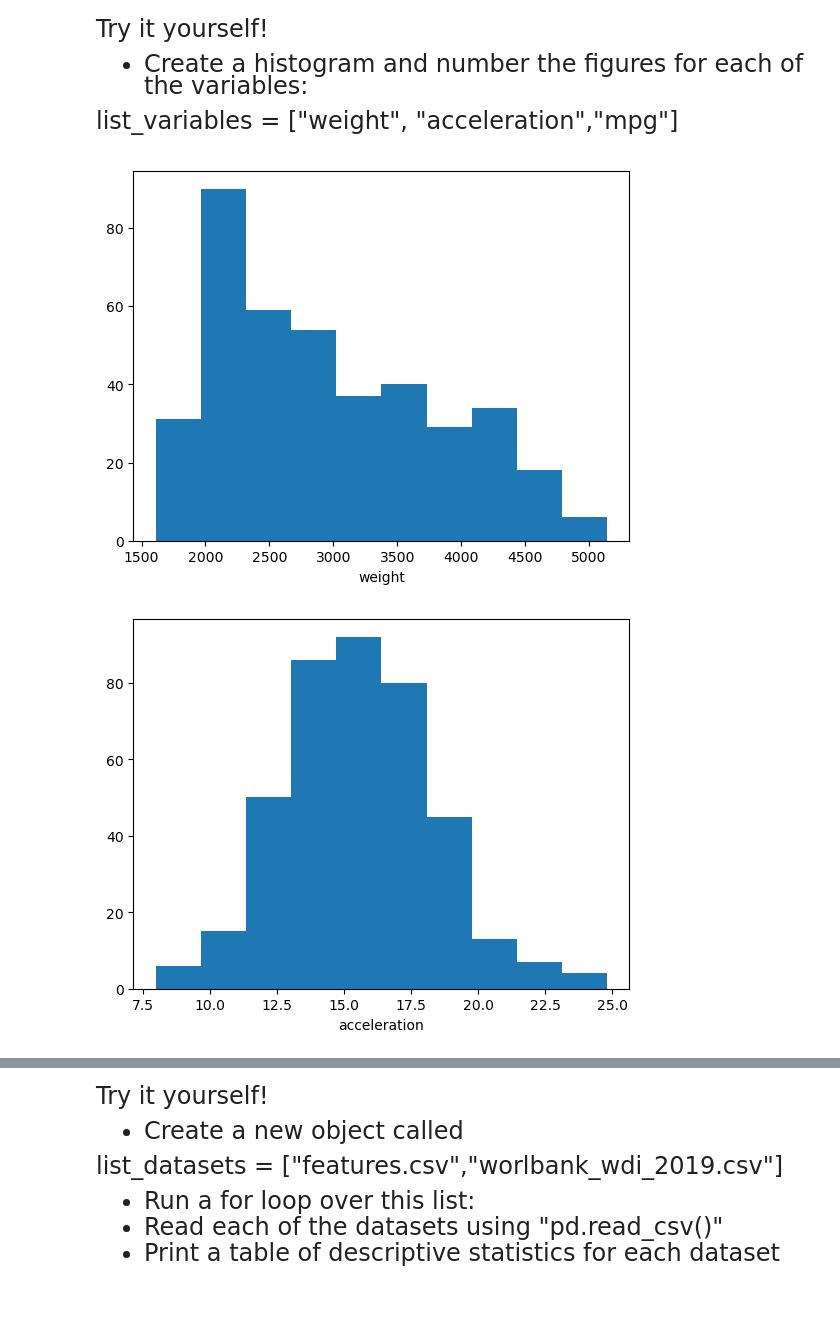
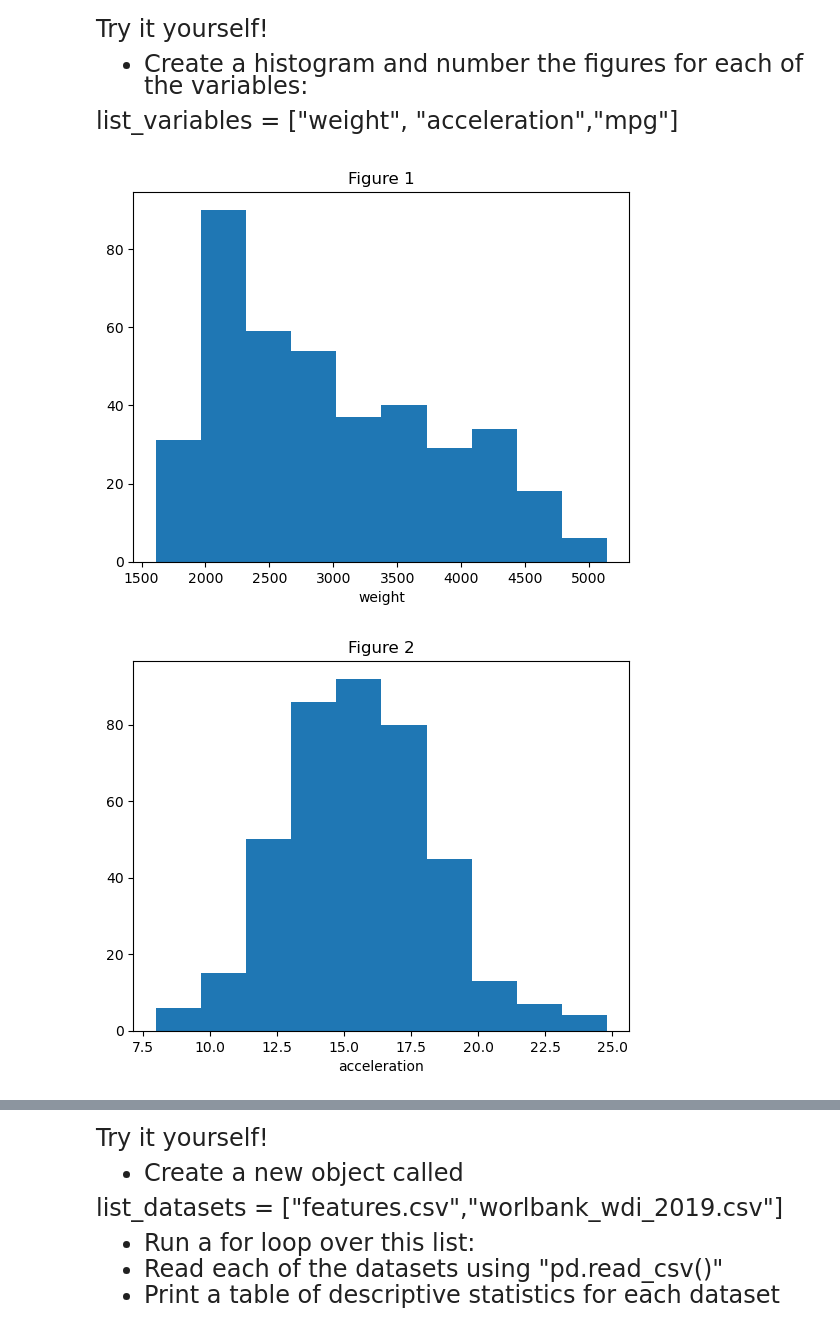
Before and after one commit to JE-lecture-notes/qtm151f_fall_2023, a Jupyter notebook: lecture_05/lecture_5.LJP.ipynb, the cells around one changed output, grey strips where cells are left out. Drawn from its saved outputs; the diff is of its cells as text; code cells hidden in the pictures; blank space fills up the shorter version.

```diff
--- a/lecture_05/lecture_5.LJP.ipynb
+++ b/lecture_05/lecture_5.LJP.ipynb
@@ -515,11 +515,14 @@ list_variables = ["weight", "acceleration","mpg"]
 # %%
 carfeatures = pd.read_csv("data/features.csv")
 list_variables = ["weight","acceleration", "mpg"]
 
+index = 1
 for variable in list_variables:
     plt.hist(x=carfeatures[variable])
     plt.xlabel(variable)
+    plt.title("Figure " + str(index))
     plt.show()
+    index = index + 1
 # %% [output]
-[figure, old version]
+[figure, new version]
-[figure, old version]
+[figure, new version]
```
Also changed, not shown: parts of 3 cells of this notebook, 10 other files.
